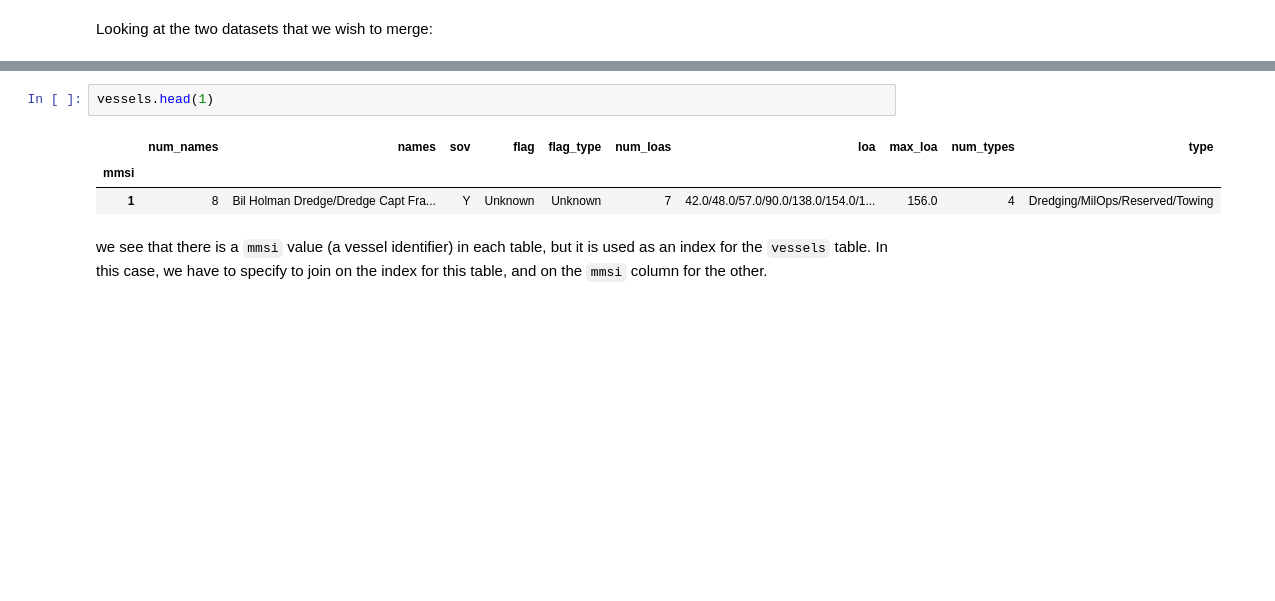
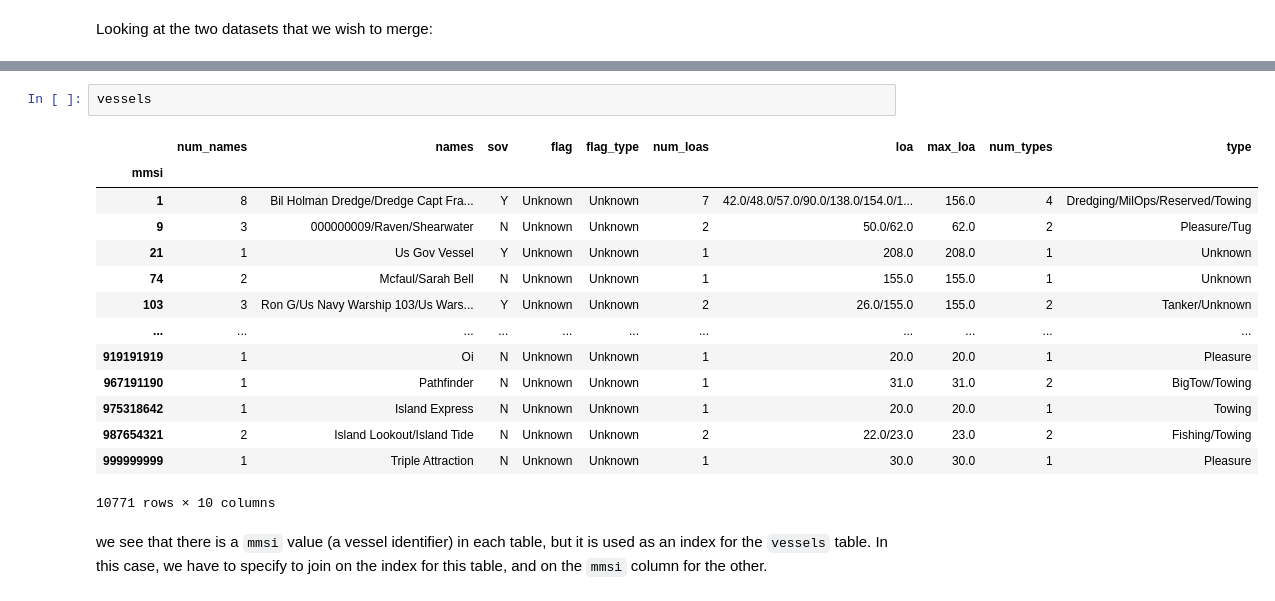
Before and after one commit to thdai2000/ada, a Jupyter notebook: Exercises/01 - Handling data/Intro to Pandas II.ipynb, the cells around one changed output, grey strips where cells are left out. Saved outputs shown, nothing was run; the diff lists cells and outputs as text; blank space fills up the shorter version.

```diff
--- a/Exercises/01 - Handling data/Intro to Pandas II.ipynb
+++ b/Exercises/01 - Handling data/Intro to Pandas II.ipynb
@@ -243,9 +317,20 @@ segments.head(1)
 # %%
-vessels.head(1)
+vessels
 # %% [output]
 |  | num_names | names | sov | flag | flag_type | num_loas | loa | max_loa | num_types | type |
 | mmsi |  |  |  |  |  |  |  |  |  |  |
 | 1 | 8 | Bil Holman Dredge/Dredge Capt Fra... | Y | Unknown | Unknown | 7 | 42.0/48.0/57.0/90.0/138.0/154.0/1... | 156.0 | 4 | Dredging/MilOps/Reserved/Towing |
+| 9 | 3 | 000000009/Raven/Shearwater | N | Unknown | Unknown | 2 | 50.0/62.0 | 62.0 | 2 | Pleasure/Tug |
+| 21 | 1 | Us Gov Vessel | Y | Unknown | Unknown | 1 | 208.0 | 208.0 | 1 | Unknown |
+| 74 | 2 | Mcfaul/Sarah Bell | N | Unknown | Unknown | 1 | 155.0 | 155.0 | 1 | Unknown |
+| 103 | 3 | Ron G/Us Navy Warship 103/Us Wars... | Y | Unknown | Unknown | 2 | 26.0/155.0 | 155.0 | 2 | Tanker/Unknown |
+| ... | ... | ... | ... | ... | ... | ... | ... | ... | ... | ... |
+| 919191919 | 1 | Oi | N | Unknown | Unknown | 1 | 20.0 | 20.0 | 1 | Pleasure |
+| 967191190 | 1 | Pathfinder | N | Unknown | Unknown | 1 | 31.0 | 31.0 | 2 | BigTow/Towing |
+| 975318642 | 1 | Island Express | N | Unknown | Unknown | 1 | 20.0 | 20.0 | 1 | Towing |
+| 987654321 | 2 | Island Lookout/Island Tide | N | Unknown | Unknown | 2 | 22.0/23.0 | 23.0 | 2 | Fishing/Towing |
+| 999999999 | 1 | Triple Attraction | N | Unknown | Unknown | 1 | 30.0 | 30.0 | 1 | Pleasure |
+10771 rows × 10 columns
 # %% [markdown]
 we see that there is a `mmsi` value (a vessel identifier) in each table, but it is used as an index for the `vessels` table. In this case, we have to specify to join on the index for this table, and on the `mmsi` column for the other.
 # %%
```
Also changed, not shown: parts of 48 cells of this notebook, 1 other file.
